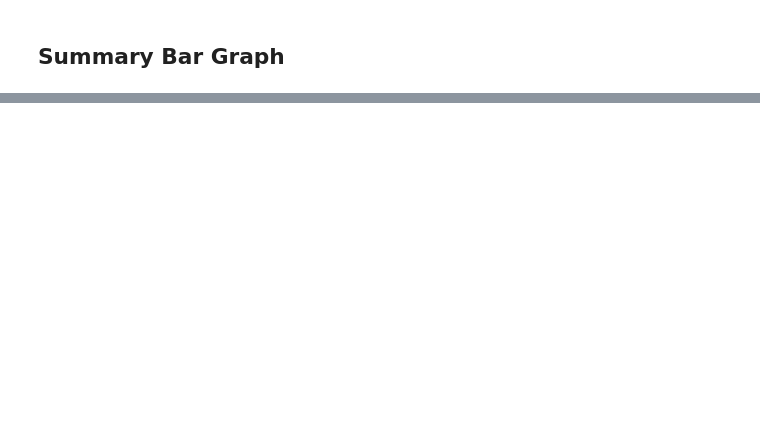
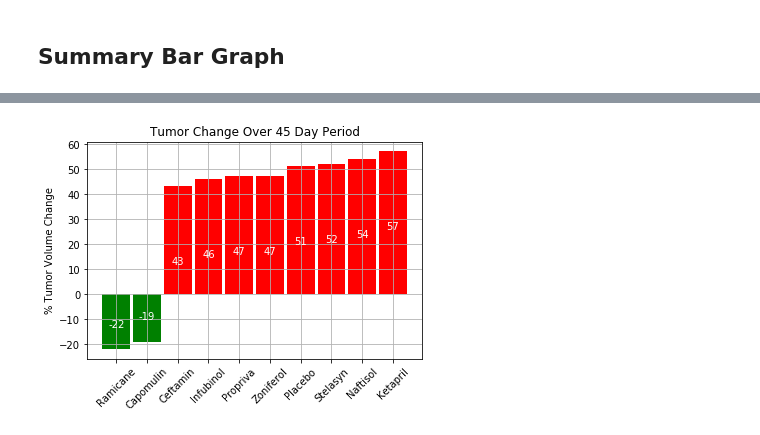
Before and after one commit to alyssamoyer/matplotlib-challenge, a Jupyter notebook: Pymaceuticals/main.ipynb, the cells around one changed output, grey strips where cells are left out. Cells and saved outputs as stored; diff of their text form; code cells hidden in the pictures; blank space fills up the shorter version.

```diff
--- a/Pymaceuticals/main.ipynb
+++ b/Pymaceuticals/main.ipynb
@@ -344,0 +338,48 @@ fig.show()
+# %%
+#Group the dataset into greateer than 0 percent change and less than zero using loc
+x1 = change_df.loc[change_df['Percent_Change'] < 0] ["Drugs"]
+x2 = change_df.loc[change_df['Percent_Change'] > 0] ['Drugs']
+
+y1 = change_df.loc[change_df['Percent_Change'] < 0] ['Percent_Change']
+y2 = change_df.loc[change_df['Percent_Change'] > 0] ['Percent_Change']
+
+#plot less than zero percent change as green and greater than zero as red
+ax = plt.subplot(1,1,1)
+rect1 = ax.bar(x1,y1, color = 'g', width = 0.9)
+rect2 = ax.bar(x2,y2, color = 'r', width = 0.9)
+plt.xticks(rotation=45)
+
+# using Matplotlib documentation to add labels to the bars (source: https://matplotlib.org/3.1.1/gallery/lines_bars_and_markers/barchart.html)
+#create one function for increasing rectangles and one for decreasing so that labels show up in the middle of figures
+def autolabel_increase(rects):
+    for rect in rects:
+        height = rect.get_height()
+        ax.annotate('{}'.format(height),
+                    xy=(rect.get_x() + rect.get_width() / 2, height),
+                    xytext=(0, -80),  # 3 points vertical offset
+                    textcoords="offset points",
+                    ha='center', va='bottom', color='w')
+
+def autolabel_decrease(rects):
+    for rect in rects:
+        height = rect.get_height()
+        ax.annotate('{}'.format(height),
+                    xy=(rect.get_x() + rect.get_width() / 2, height),
+                    xytext=(0, 20),  # 3 points vertical offset
+                    textcoords="offset points",
+                    ha='center', va='bottom', color='w')
+
+autolabel_increase(rect2)
+autolabel_decrease(rect1)
+
+#Add Chart Labels
+plt.ylabel("% Tumor Volume Change")
+plt.title("Tumor Change Over 45 Day Period")
+plt.grid()
+
+plt.savefig('../images/tumor_change.png')
+
+# Show the Figure
+plt.show()
+# %% [output]
+[figure, added]
```
Also changed, not shown: parts of 6 cells of this notebook, 3 other files.
